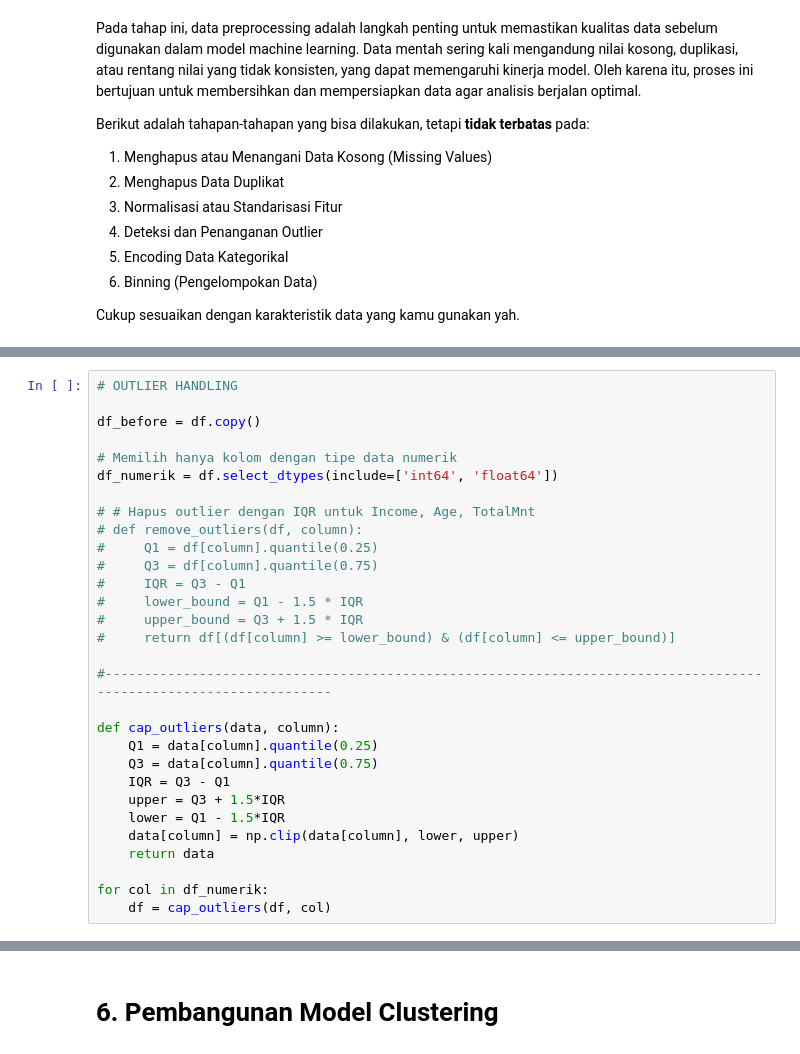
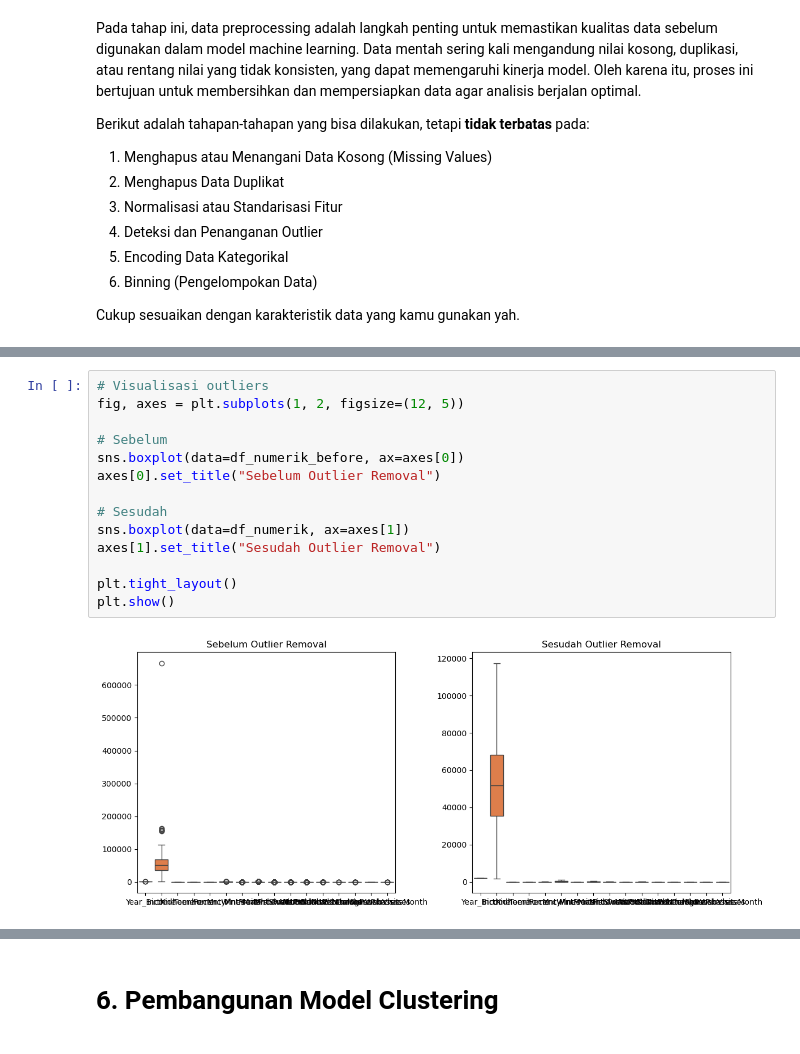
Before and after one commit to RifqiAnshariR/Dicoding-Submissions, a Jupyter notebook: Belajar Dasar Machine Learning/[Clustering]_Submission_Akhir_BMLP_Rifqi Anshari Rasyid.ipynb, the cells around one changed output, grey strips where cells are left out. Cells and saved outputs as stored; diff of their text form.

```diff
--- a/Belajar Dasar Machine Learning/[Clustering]_Submission_Akhir_BMLP_Rifqi Anshari Rasyid.ipynb
+++ b/Belajar Dasar Machine Learning/[Clustering]_Submission_Akhir_BMLP_Rifqi Anshari Rasyid.ipynb
@@ -311,31 +301 @@ df['Dt_Customer'] = df['Dt_Customer'].fillna(mean_date)
 # df = df.drop_duplicates() # tidak perlu karena duplicates = 0
-# %%
-# OUTLIER HANDLING
-
-df_before = df.copy()
-
-# Memilih hanya kolom dengan tipe data numerik
-df_numerik = df.select_dtypes(include=['int64', 'float64'])
-
-# # Hapus outlier dengan IQR untuk Income, Age, TotalMnt
-# def remove_outliers(df, column):
-#     Q1 = df[column].quantile(0.25)
-#     Q3 = df[column].quantile(0.75)
-#     IQR = Q3 - Q1
-#     lower_bound = Q1 - 1.5 * IQR
-#     upper_bound = Q3 + 1.5 * IQR
-#     return df[(df[column] >= lower_bound) & (df[column] <= upper_bound)]
-
-#------------------------------------------------------------------------------------------------------------------
-
-def cap_outliers(data, column):
-    Q1 = data[column].quantile(0.25)
-    Q3 = data[column].quantile(0.75)
-    IQR = Q3 - Q1
-    upper = Q3 + 1.5*IQR
-    lower = Q1 - 1.5*IQR
-    data[column] = np.clip(data[column], lower, upper)
-    return data
-
-for col in df_numerik:
-    df = cap_outliers(df, col)
@@ -341,0 +336,16 @@ for col in df_numerik:
+# %%
+# Visualisasi outliers
+fig, axes = plt.subplots(1, 2, figsize=(12, 5))
+
+# Sebelum
+sns.boxplot(data=df_numerik_before, ax=axes[0])
+axes[0].set_title("Sebelum Outlier Removal")
+
+# Sesudah
+sns.boxplot(data=df_numerik, ax=axes[1])
+axes[1].set_title("Sesudah Outlier Removal")
+
+plt.tight_layout()
+plt.show()
+# %% [output]
+[figure, added]
```
Also changed, not shown: parts of 36 cells of this notebook.
